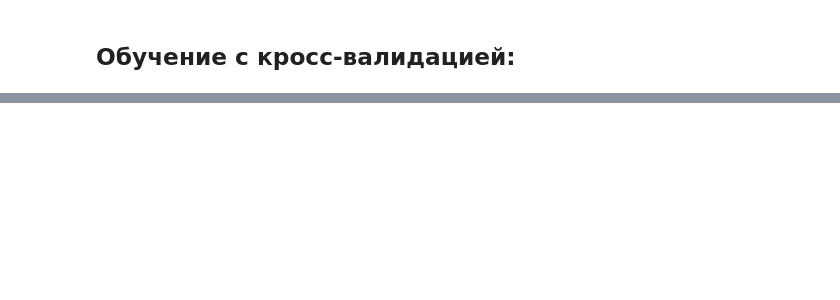
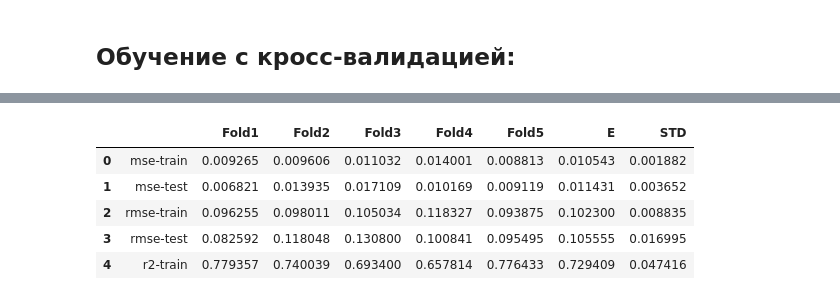
Before and after one commit to mxprshn/spbu-ml, a Jupyter notebook: task-1.ipynb, the cells around one changed output, grey strips where cells are left out. Saved outputs shown, nothing was run; the diff lists cells and outputs as text; code cells hidden in the pictures; blank space fills up the shorter version.

Commit message:
Add stochastic & mini batch GD

```diff
--- a/task-1.ipynb
+++ b/task-1.ipynb
@@ -515,0 +608,9 @@ table_df.head()
+# %%
+table_df_stochastic.head()
+# %% [output]
+|  |  | Fold1 | Fold2 | Fold3 | Fold4 | Fold5 | E | STD |
+| 0 | mse-train | 0.009265 | 0.009606 | 0.011032 | 0.014001 | 0.008813 | 0.010543 | 0.001882 |
+| 1 | mse-test | 0.006821 | 0.013935 | 0.017109 | 0.010169 | 0.009119 | 0.011431 | 0.003652 |
+| 2 | rmse-train | 0.096255 | 0.098011 | 0.105034 | 0.118327 | 0.093875 | 0.102300 | 0.008835 |
+| 3 | rmse-test | 0.082592 | 0.118048 | 0.130800 | 0.100841 | 0.095495 | 0.105555 | 0.016995 |
+| 4 | r2-train | 0.779357 | 0.740039 | 0.693400 | 0.657814 | 0.776433 | 0.729409 | 0.047416 |
```
Also changed, not shown: parts of 7 cells of this notebook.
